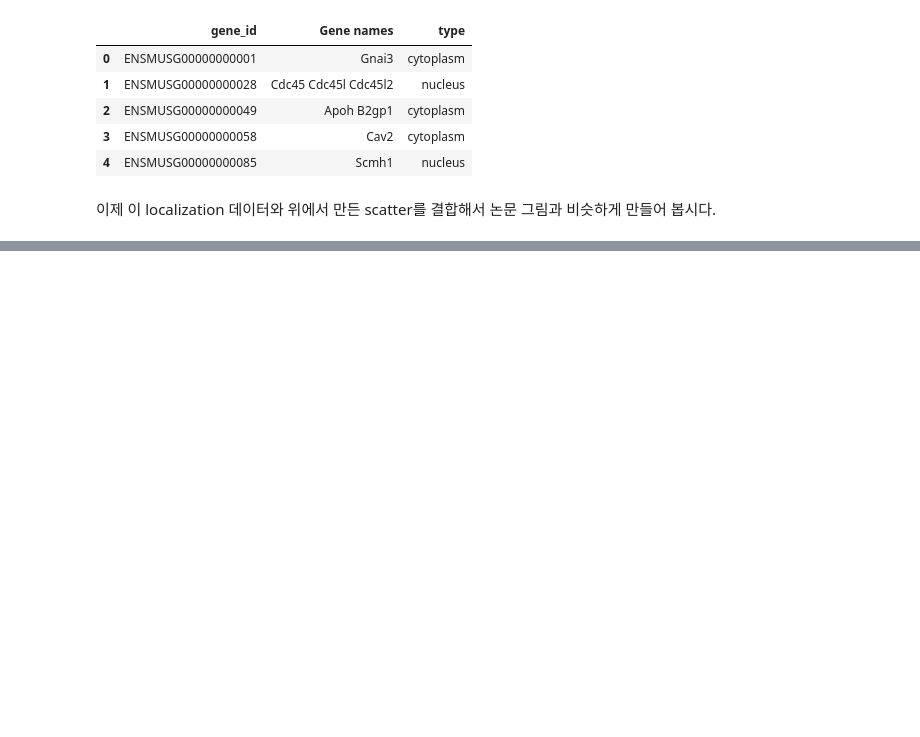
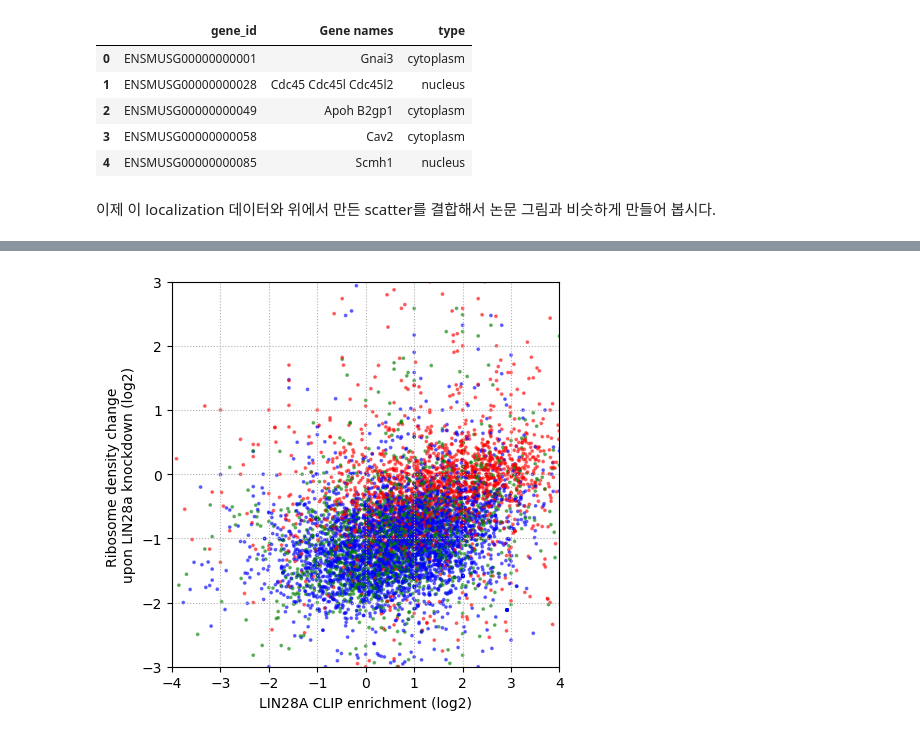
Before and after one commit to Junhyeong02/bioinfo1_project, a Jupyter notebook: CoLab_TermProj_2025_1.ipynb, the cells around one changed output, grey strips where cells are left out. Saved outputs shown, nothing was run; the diff lists cells and outputs as text; code cells hidden in the pictures; blank space fills up the shorter version.

```diff
--- a/CoLab_TermProj_2025_1.ipynb
+++ b/CoLab_TermProj_2025_1.ipynb
@@ -330,0 +386,7 @@ mouselocal.head()
+# %%
+df = pd.merge(df2, df1, how = "left", left_on = "gene_id", right_on = "gene_id")
+# %%
+df_dropna = df.dropna()
+# %%
+df_clip_log2 = np.array(np.log2(df_dropna['clip_enrichment']))
+df_rden_change_log2 = np.array(np.log2(df_dropna['rden_change']))
@@ -330,0 +409,17 @@ mouselocal.head()
+# %%
+color_code = {"nucleus": "blue", "cytoplasm": "green", "integral membrane": "red"}
+
+colors = [color_code[local] for local in df_dropna["type"]]
+# %%
+# 여기에 코드를 새로 작성해서 논문의 그림과 비슷하게 만들어 봅니다.
+fig, ax = plt.subplots(1, 1, figsize=(5, 5))
+ax.scatter(df_clip_log2,
+           df_rden_change_log2, s =  3, c = colors, alpha = 0.5)
+plt.xlabel('LIN28A CLIP enrichment (log2)')
+plt.ylabel('Ribosome density change \nupon LIN28a knockdown (log2)')
+plt.xlim(-4, 4)
+plt.ylim(-3, 3)
+plt.grid(True, linestyle=':')
+plt.show()
+# %% [output]
+[figure, added]
```
Also changed, not shown: parts of 15 cells of this notebook.
